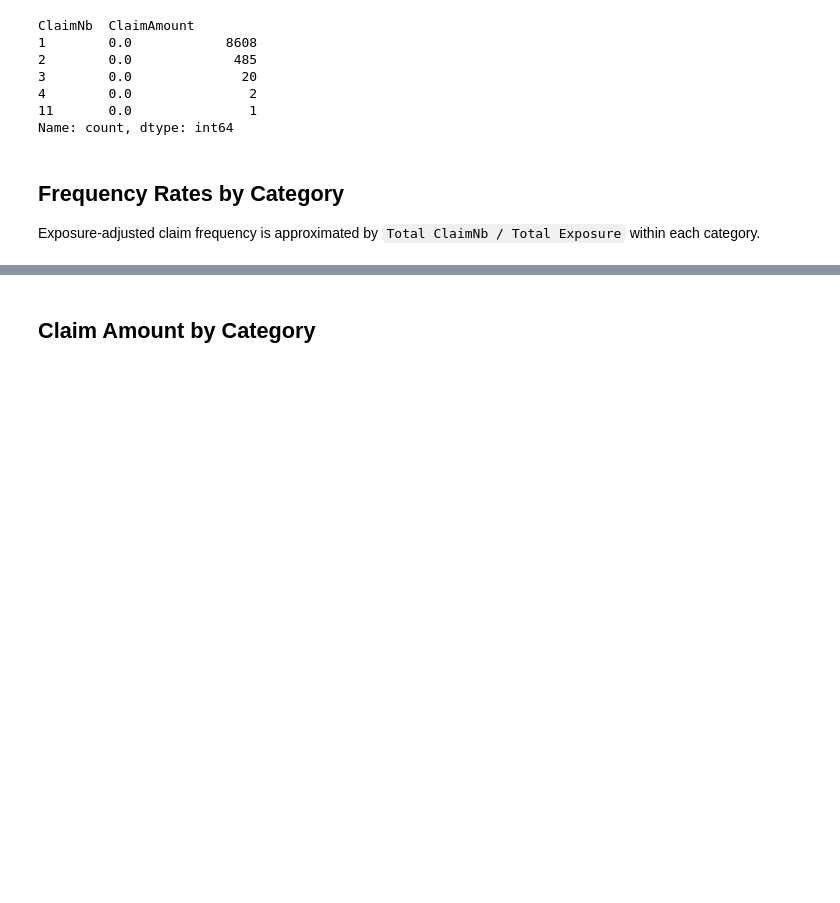
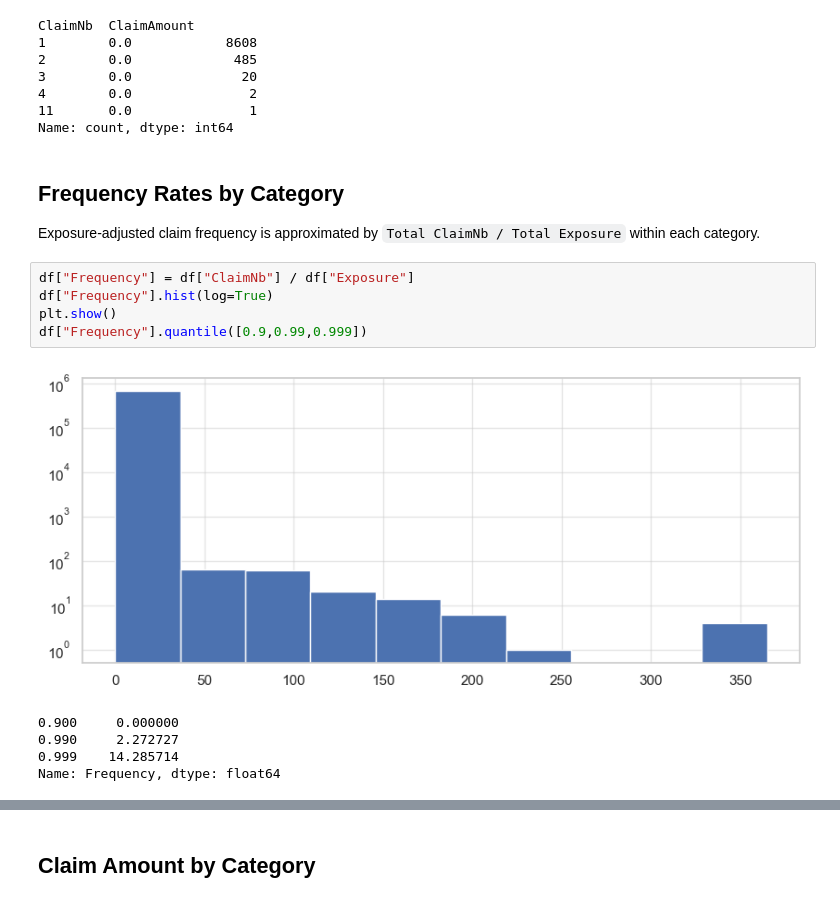
Before and after one commit to alexwill314/car_insurance_ml, a Jupyter notebook: notebooks/01_EDA.ipynb, the cells around one changed output, grey strips where cells are left out. Drawn from its saved outputs; the diff is of its cells as text; blank space fills up the shorter version.

```diff
--- a/notebooks/01_EDA.ipynb
+++ b/notebooks/01_EDA.ipynb
@@ -158,6 +158,17 @@ Name: count, dtype: int64
 ## Frequency Rates by Category
 
 Exposure-adjusted claim frequency is approximated by `Total ClaimNb / Total Exposure` within each category.
+# %%
+df["Frequency"] = df["ClaimNb"] / df["Exposure"]
+df["Frequency"].hist(log=True)
+plt.show()
+df["Frequency"].quantile([0.9,0.99,0.999])
+# %% [output]
+[figure, added]
+0.900     0.000000
+0.990     2.272727
+0.999    14.285714
+Name: Frequency, dtype: float64
 # %%
 fig, axes = plt.subplots(2, 2, figsize=(12, 8))
 
```
Also changed, not shown: parts of 1 cell of this notebook, 4 other files.
